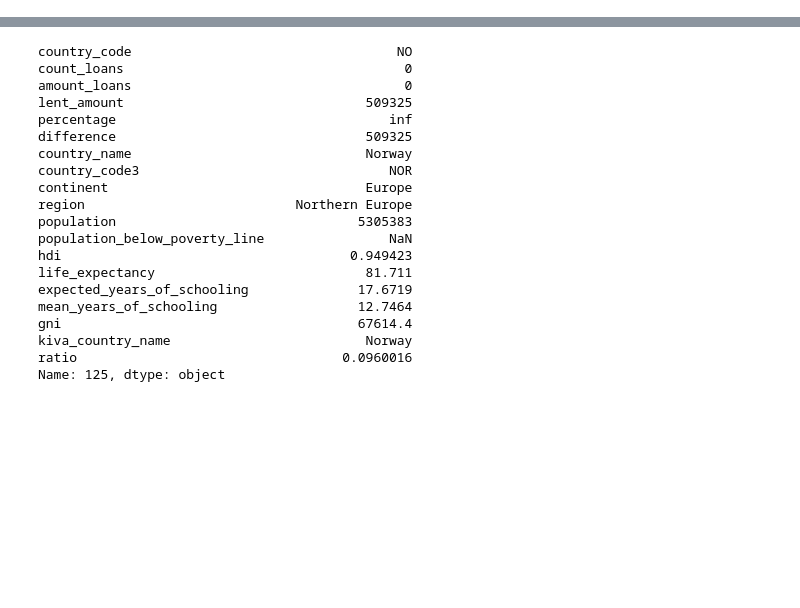
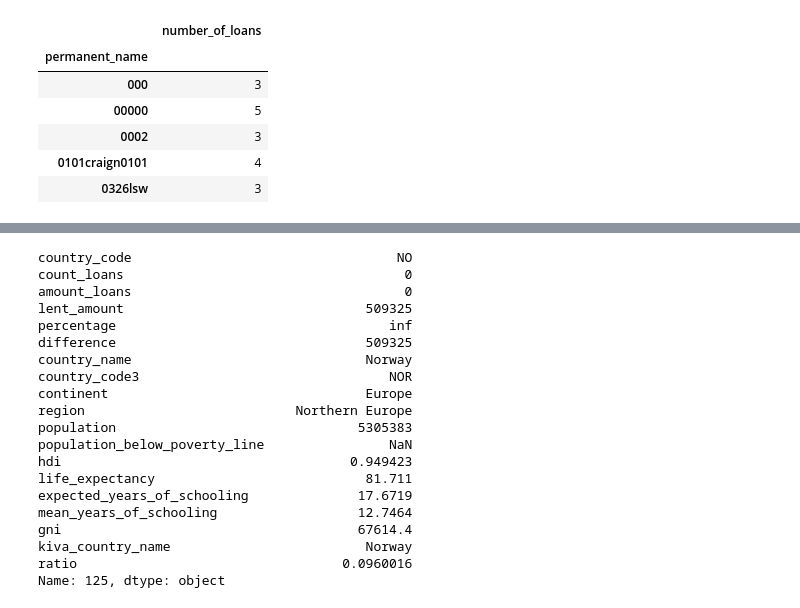
Before and after one commit to aleporta/fcs-project, a Jupyter notebook: CS Project.ipynb, the cells around one changed output, grey strips where cells are left out. Saved outputs shown, nothing was run; the diff lists cells and outputs as text; code cells hidden in the pictures; blank space fills up the shorter version.

```diff
--- a/CS Project.ipynb
+++ b/CS Project.ipynb
@@ -30,9 +32,18 @@ loans["duration"] =  time_delta(loans.planned_expiration_time, loans.disburse_ti
 # %%
 # 3) find the "lenders" that have funded at least twice.
 # FUNZIONA
 not_unique_lenders = loans_lenders.groupby("permanent_name").size()
 not_unique_lenders = pd.DataFrame(not_unique_lenders[not_unique_lenders  > 1])
 not_unique_lenders.columns = ["number_of_loans"]
+not_unique_lenders.head()
+# %% [output]
+|  | number_of_loans |
+| permanent_name |  |
+| 000 | 3 |
+| 00000 | 5 |
+| 0002 | 3 |
+| 0101craign0101 | 4 |
+| 0326lsw | 3 |
 # %%
 #4) For each country, compute how many loans have involved that country as borrowers.
 #5) For each country, compute the overall amount of money borrowed.
```
Also changed, not shown: parts of 10 cells of this notebook.
